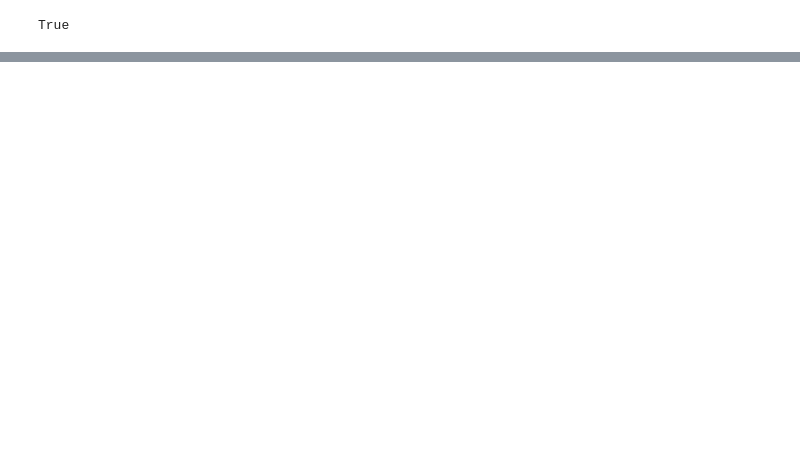
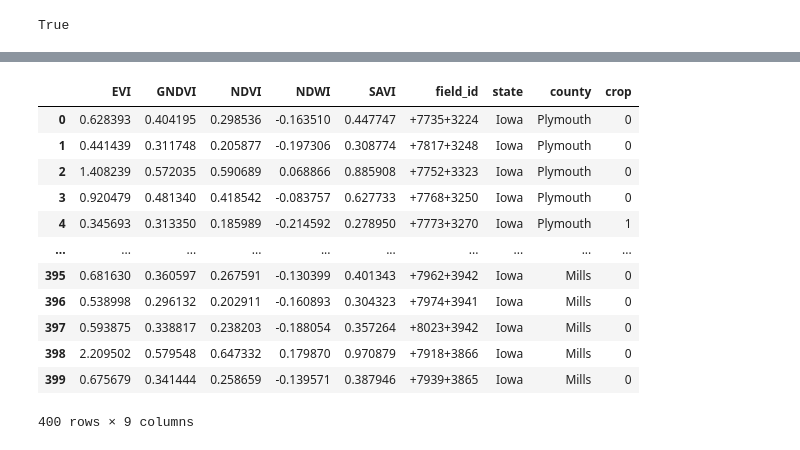
Before and after one commit to walterjove/ml-zoomcamp-hw, a Jupyter notebook: Midterm Project/Untitled.ipynb, the cells around one changed output, grey strips where cells are left out. Cells and saved outputs as stored; diff of their text form; code cells hidden in the pictures; blank space fills up the shorter version.

```diff
--- a/Midterm Project/Untitled.ipynb
+++ b/Midterm Project/Untitled.ipynb
@@ -94,0 +185,2 @@ data
+# %%
+all_data['corn'] = all_data['label'].apply(lambda x: 1 if x == 1 else 0)
@@ -94,0 +189,16 @@ data
+# %%
+all_data
+# %% [output]
+|  | EVI | GNDVI | NDVI | NDWI | SAVI | field_id | state | county | crop |
+| 0 | 0.628393 | 0.404195 | 0.298536 | -0.163510 | 0.447747 | +7735+3224 | Iowa | Plymouth | 0 |
+| 1 | 0.441439 | 0.311748 | 0.205877 | -0.197306 | 0.308774 | +7817+3248 | Iowa | Plymouth | 0 |
+| 2 | 1.408239 | 0.572035 | 0.590689 | 0.068866 | 0.885908 | +7752+3323 | Iowa | Plymouth | 0 |
+| 3 | 0.920479 | 0.481340 | 0.418542 | -0.083757 | 0.627733 | +7768+3250 | Iowa | Plymouth | 0 |
+| 4 | 0.345693 | 0.313350 | 0.185989 | -0.214592 | 0.278950 | +7773+3270 | Iowa | Plymouth | 1 |
+| ... | ... | ... | ... | ... | ... | ... | ... | ... | ... |
+| 395 | 0.681630 | 0.360597 | 0.267591 | -0.130399 | 0.401343 | +7962+3942 | Iowa | Mills | 0 |
+| 396 | 0.538998 | 0.296132 | 0.202911 | -0.160893 | 0.304323 | +7974+3941 | Iowa | Mills | 0 |
+| 397 | 0.593875 | 0.338817 | 0.238203 | -0.188054 | 0.357264 | +8023+3942 | Iowa | Mills | 0 |
+| 398 | 2.209502 | 0.579548 | 0.647332 | 0.179870 | 0.970879 | +7918+3866 | Iowa | Mills | 0 |
+| 399 | 0.675679 | 0.341444 | 0.258659 | -0.139571 | 0.387946 | +7939+3865 | Iowa | Mills | 0 |
+400 rows × 9 columns
```
Also changed, not shown: parts of 10 cells of this notebook.
